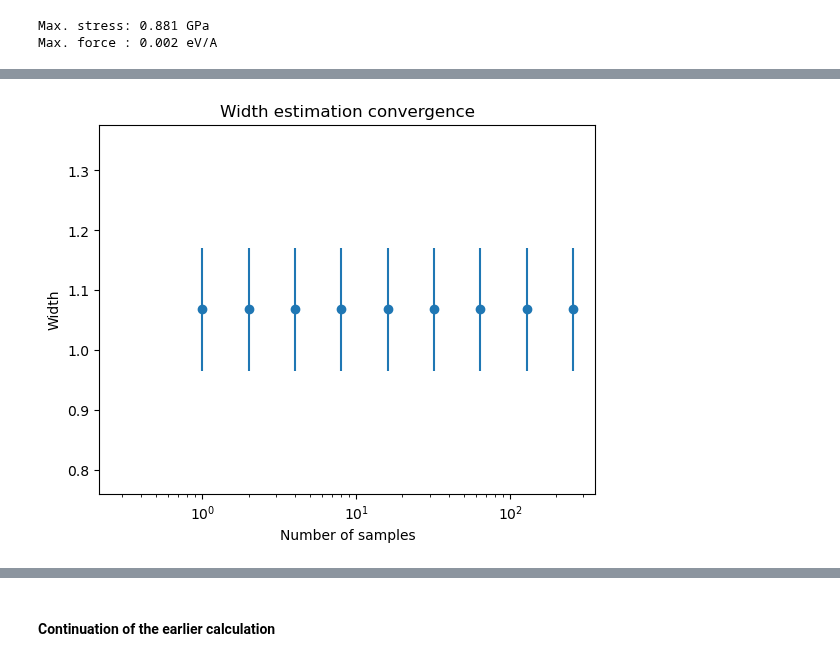
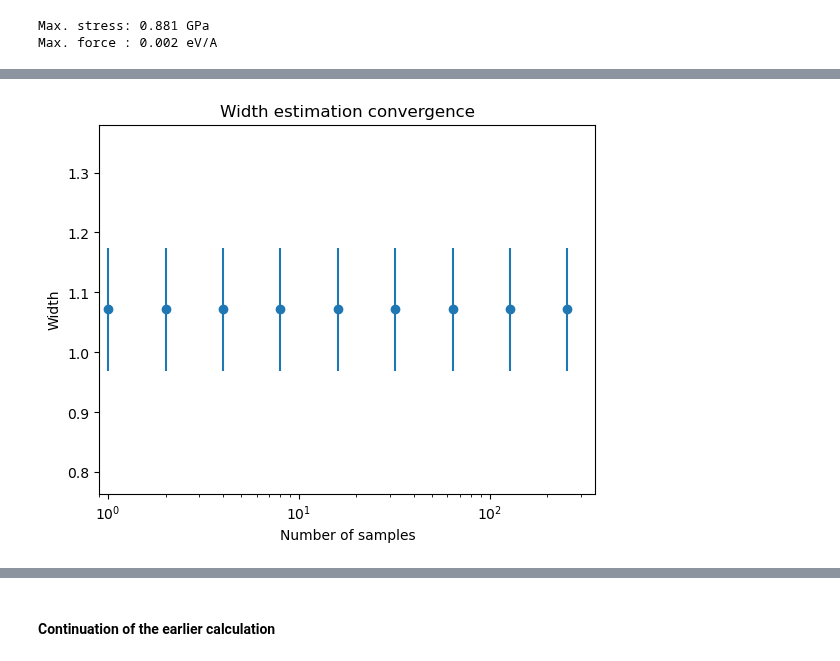
Before and after one commit to jochym/hecss, a Jupyter notebook: 11_core.ipynb, the cells around one changed output, grey strips where cells are left out. Drawn from its saved outputs; the diff is of its cells as text; code cells hidden in the pictures.

```diff
--- a/11_core.ipynb
+++ b/11_core.ipynb
@@ -978,18 +986,19 @@ plt.legend();
 # %%
 #| asap
 n = 1
 osampler.w_list = []
 plt.semilogx()
 while n < 500 :
     m, s, xscl = osampler.estimate_width_scale(int(n), Tmax=1000)
     plt.errorbar(n, m, yerr=s, fmt='o', color='C0')
     n *= 2
 plt.ylim(m-3*s,m+3*s)
+plt.xlim(0.9,None)
 plt.xlabel('Number of samples')
 plt.ylabel('Width')
 plt.title('Width estimation convergence');
 # %% [output]
-[figure, old version]
+[figure, new version]
 # %%
 #| asap
 N = 5_00
```
Also changed, not shown: parts of 17 cells of this notebook, 7 other files.
